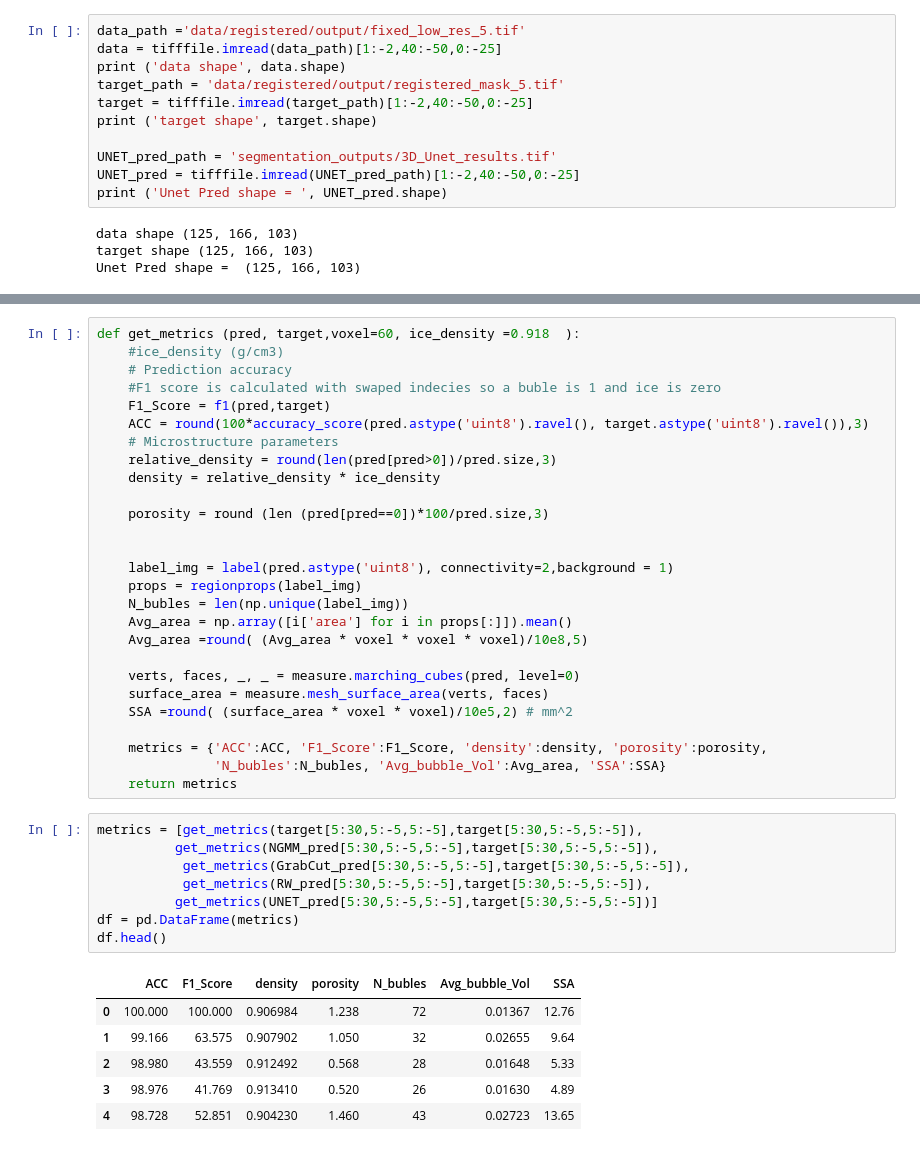
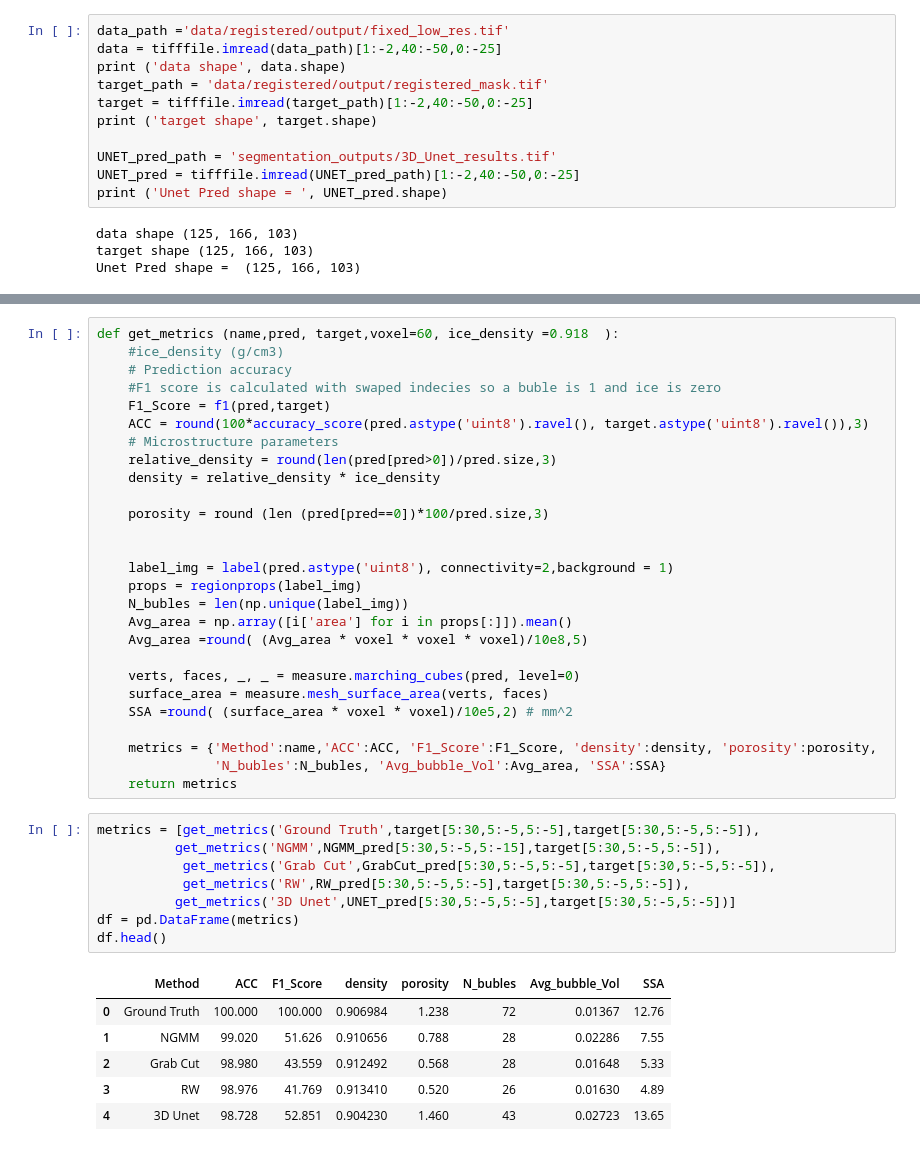
Before and after one commit to Faramarz-bagherzadeh/MicroCT_Segmentation_3DUnet, a Jupyter notebook: 6-Segmentation_comparison/Segmentation_comparison.ipynb, the cells around one changed output, grey strips where cells are left out. Saved outputs shown, nothing was run; the diff lists cells and outputs as text.

```diff
--- a/6-Segmentation_comparison/Segmentation_comparison.ipynb
+++ b/6-Segmentation_comparison/Segmentation_comparison.ipynb
@@ -39,10 +39,10 @@ def f1(pred,target):
     F1 = round(100*f1_score(pred.astype('uint8').ravel(), target.astype('uint8').ravel()),3)
     return F1
 # %%
-data_path ='data/registered/output/fixed_low_res_5.tif'
+data_path ='data/registered/output/fixed_low_res.tif'
 data = tifffile.imread(data_path)[1:-2,40:-50,0:-25]
 print ('data shape', data.shape)
-target_path = 'data/registered/output/registered_mask_5.tif'
+target_path = 'data/registered/output/registered_mask.tif'
 target = tifffile.imread(target_path)[1:-2,40:-50,0:-25]
 print ('target shape', target.shape)
 
@@ -74,7 +74,7 @@ NGMMPred shape =  (125, 166, 103)
 RW_Pred shape =  (125, 166, 103)
 GrabCut_pred shape =  (125, 166, 103)
 # %%
-def get_metrics (pred, target,voxel=60, ice_density =0.918  ):
+def get_metrics (name,pred, target,voxel=60, ice_density =0.918  ):
     #ice_density (g/cm3)
     # Prediction accuracy
     #F1 score is calculated with swaped indecies so a buble is 1 and ice is zero
@@ -97,24 +97,24 @@ def get_metrics (pred, target,voxel=60, ice_density =0.918  ):
     surface_area = measure.mesh_surface_area(verts, faces)
     SSA =round( (surface_area * voxel * voxel)/10e5,2) # mm^2
 
-    metrics = {'ACC':ACC, 'F1_Score':F1_Score, 'density':density, 'porosity':porosity,
+    metrics = {'Method':name,'ACC':ACC, 'F1_Score':F1_Score, 'density':density, 'porosity':porosity,
                'N_bubles':N_bubles, 'Avg_bubble_Vol':Avg_area, 'SSA':SSA}
     return metrics
 # %%
-metrics = [get_metrics(target[5:30,5:-5,5:-5],target[5:30,5:-5,5:-5]),
-          get_metrics(NGMM_pred[5:30,5:-5,5:-5],target[5:30,5:-5,5:-5]),
-           get_metrics(GrabCut_pred[5:30,5:-5,5:-5],target[5:30,5:-5,5:-5]),
-           get_metrics(RW_pred[5:30,5:-5,5:-5],target[5:30,5:-5,5:-5]),
-          get_metrics(UNET_pred[5:30,5:-5,5:-5],target[5:30,5:-5,5:-5])]
+metrics = [get_metrics('Ground Truth',target[5:30,5:-5,5:-5],target[5:30,5:-5,5:-5]),
+          get_metrics('NGMM',NGMM_pred[5:30,5:-5,5:-15],target[5:30,5:-5,5:-5]),
+           get_metrics('Grab Cut',GrabCut_pred[5:30,5:-5,5:-5],target[5:30,5:-5,5:-5]),
+           get_metrics('RW',RW_pred[5:30,5:-5,5:-5],target[5:30,5:-5,5:-5]),
+          get_metrics('3D Unet',UNET_pred[5:30,5:-5,5:-5],target[5:30,5:-5,5:-5])]
 df = pd.DataFrame(metrics)
 df.head()
 # %% [output]
-|  | ACC | F1_Score | density | porosity | N_bubles | Avg_bubble_Vol | SSA |
-| 0 | 100.000 | 100.000 | 0.906984 | 1.238 | 72 | 0.01367 | 12.76 |
-| 1 | 99.166 | 63.575 | 0.907902 | 1.050 | 32 | 0.02655 | 9.64 |
-| 2 | 98.980 | 43.559 | 0.912492 | 0.568 | 28 | 0.01648 | 5.33 |
-| 3 | 98.976 | 41.769 | 0.913410 | 0.520 | 26 | 0.01630 | 4.89 |
-| 4 | 98.728 | 52.851 | 0.904230 | 1.460 | 43 | 0.02723 | 13.65 |
+|  | Method | ACC | F1_Score | density | porosity | N_bubles | Avg_bubble_Vol | SSA |
+| 0 | Ground Truth | 100.000 | 100.000 | 0.906984 | 1.238 | 72 | 0.01367 | 12.76 |
+| 1 | NGMM | 99.020 | 51.626 | 0.910656 | 0.788 | 28 | 0.02286 | 7.55 |
+| 2 | Grab Cut | 98.980 | 43.559 | 0.912492 | 0.568 | 28 | 0.01648 | 5.33 |
+| 3 | RW | 98.976 | 41.769 | 0.913410 | 0.520 | 26 | 0.01630 | 4.89 |
+| 4 | 3D Unet | 98.728 | 52.851 | 0.904230 | 1.460 | 43 | 0.02723 | 13.65 |
 # %%
 # Convert DataFrame to LaTeX table format
 latex_table = df.to_latex(index=False)
```
Also changed, not shown: parts of 3 cells of this notebook.
